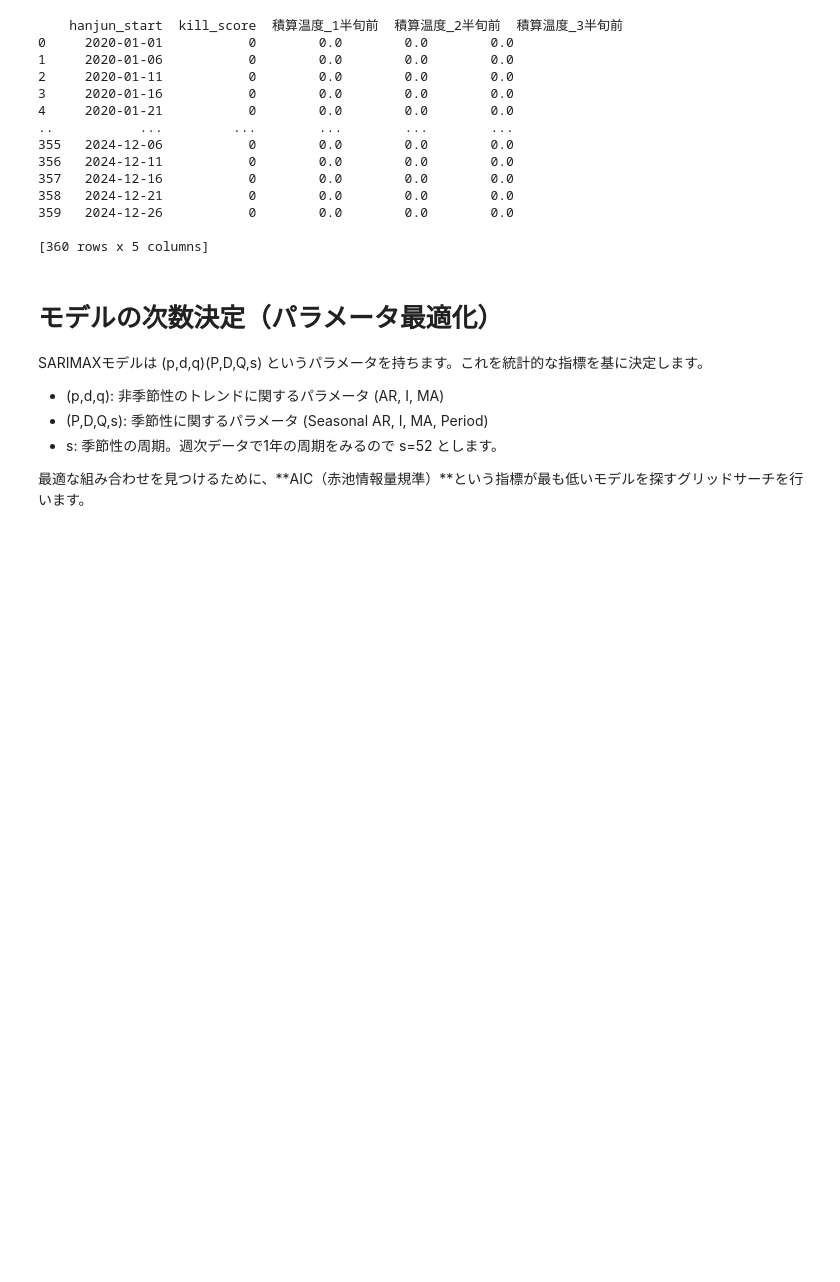
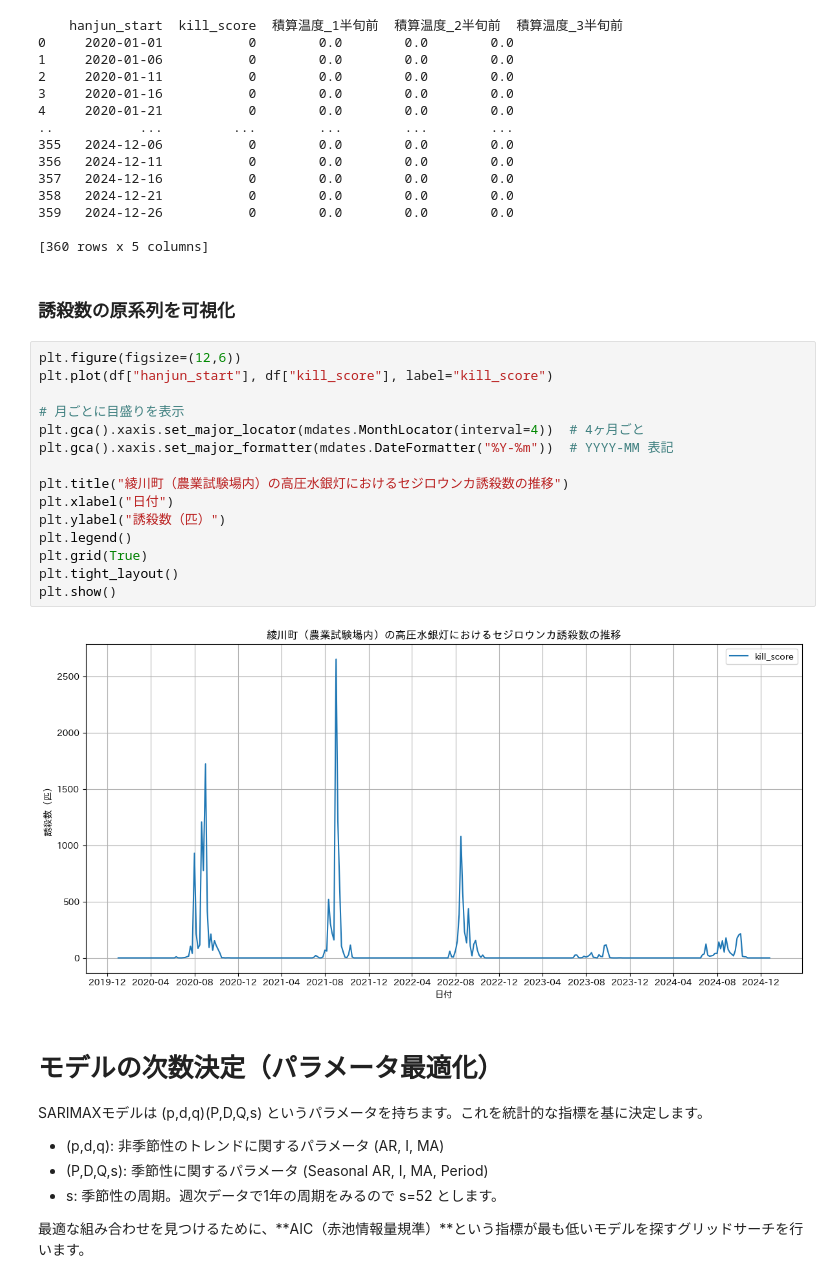
Before and after one commit to ShotaSasaki-HU/ASTRO-CAMP-2025, a Jupyter notebook: sarimax.ipynb, the cells around one changed output. Drawn from its saved outputs; the diff is of its cells as text; blank space fills up the shorter version.

Commit message:
誘殺数の原系列を可視化

```diff
--- a/sarimax.ipynb
+++ b/sarimax.ipynb
@@ -342,6 +359,25 @@ print(df)
 359   2024-12-26           0        0.0        0.0        0.0
 
 [360 rows x 5 columns]
+# %% [markdown]
+### 誘殺数の原系列を可視化
+# %%
+plt.figure(figsize=(12,6))
+plt.plot(df["hanjun_start"], df["kill_score"], label="kill_score")
+
+# 月ごとに目盛りを表示
+plt.gca().xaxis.set_major_locator(mdates.MonthLocator(interval=4))  # 4ヶ月ごと
+plt.gca().xaxis.set_major_formatter(mdates.DateFormatter("%Y-%m"))  # YYYY-MM 表記
+
+plt.title("綾川町（農業試験場内）の高圧水銀灯におけるセジロウンカ誘殺数の推移")
+plt.xlabel("日付")
+plt.ylabel("誘殺数（匹）")
+plt.legend()
+plt.grid(True)
+plt.tight_layout()
+plt.show()
+# %% [output]
+[figure, added]
 # %% [markdown]
 # モデルの次数決定（パラメータ最適化）
 SARIMAXモデルは (p,d,q)(P,D,Q,s) というパラメータを持ちます。これを統計的な指標を基に決定します。
```
Also changed, not shown: parts of 1 cell of this notebook.
